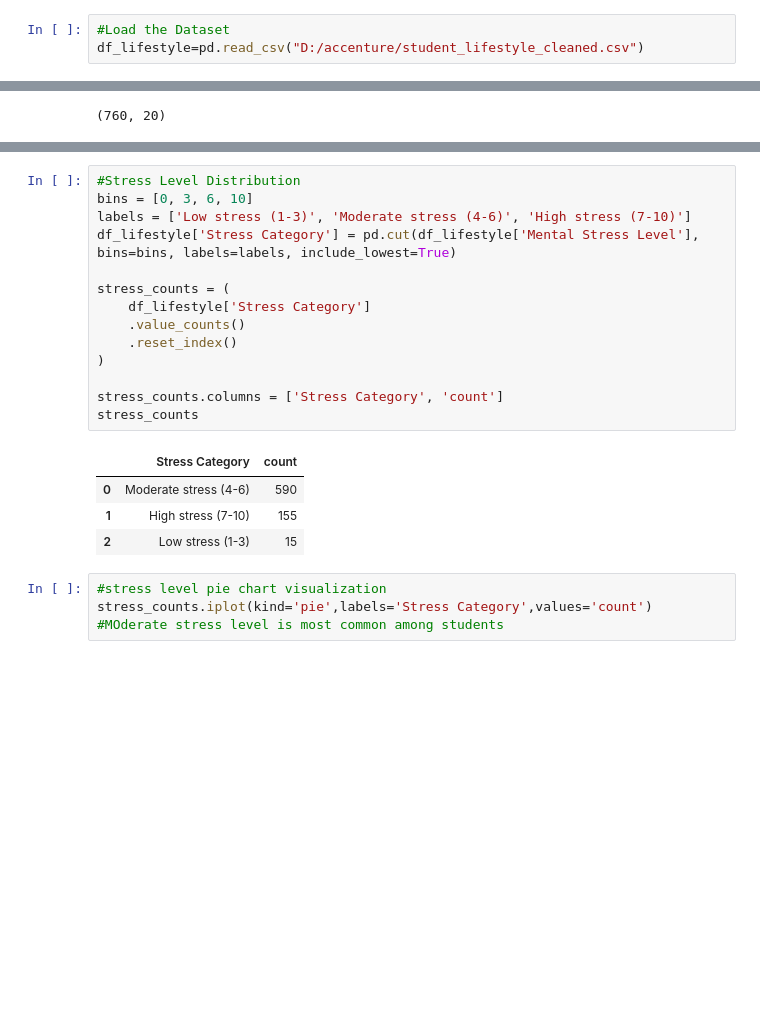
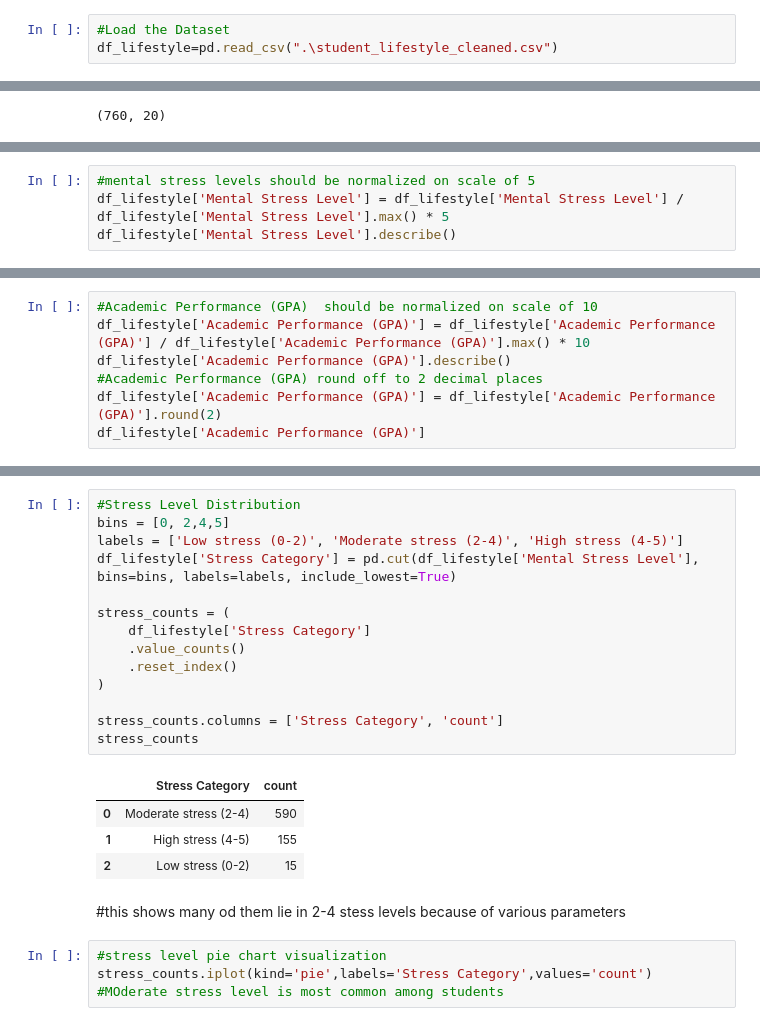
Before and after one commit to saitejaroyal-tech/Student-Lifestyle-Value-Survey-Analysis, a Jupyter notebook: jupiternotebook.ipynb, the cells around one changed output, grey strips where cells are left out. Cells and saved outputs as stored; diff of their text form; blank space fills up the shorter version.

```diff
--- a/jupiternotebook.ipynb
+++ b/jupiternotebook.ipynb
@@ -13,4 +13,4 @@ from IPython.display import display,HTML
 cf.set_config_file(sharing='Public',theme='ggplot',offline=True)
 # %%
 #Load the Dataset
-df_lifestyle=pd.read_csv("D:/accenture/student_lifestyle_cleaned.csv")
+df_lifestyle=pd.read_csv(".\student_lifestyle_cleaned.csv")
@@ -72 +88,5 @@ Substance Use                         0
 dtype: int64
+# %%
+#mental stress levels should be normalized on scale of 5
+df_lifestyle['Mental Stress Level'] = df_lifestyle['Mental Stress Level'] / df_lifestyle['Mental Stress Level'].max() * 5
+df_lifestyle['Mental Stress Level'].describe()
@@ -72,0 +103,7 @@ dtype: int64
+# %%
+#Academic Performance (GPA)  should be normalized on scale of 10
+df_lifestyle['Academic Performance (GPA)'] = df_lifestyle['Academic Performance (GPA)'] / df_lifestyle['Academic Performance (GPA)'].max() * 10
+df_lifestyle['Academic Performance (GPA)'].describe()
+#Academic Performance (GPA) round off to 2 decimal places
+df_lifestyle['Academic Performance (GPA)'] = df_lifestyle['Academic Performance (GPA)'].round(2)
+df_lifestyle['Academic Performance (GPA)']
@@ -73,22 +123,24 @@ dtype: int64
 # %%
 #Stress Level Distribution
-bins = [0, 3, 6, 10]
-labels = ['Low stress (1-3)', 'Moderate stress (4-6)', 'High stress (7-10)']
+bins = [0, 2,4,5]
+labels = ['Low stress (0-2)', 'Moderate stress (2-4)', 'High stress (4-5)']
 df_lifestyle['Stress Category'] = pd.cut(df_lifestyle['Mental Stress Level'], bins=bins, labels=labels, include_lowest=True)
 
 stress_counts = (
     df_lifestyle['Stress Category']
     .value_counts()
     .reset_index()
 )
 
 stress_counts.columns = ['Stress Category', 'count']
 stress_counts
 # %% [output]
 |  | Stress Category | count |
-| 0 | Moderate stress (4-6) | 590 |
-| 1 | High stress (7-10) | 155 |
-| 2 | Low stress (1-3) | 15 |
+| 0 | Moderate stress (2-4) | 590 |
+| 1 | High stress (4-5) | 155 |
+| 2 | Low stress (0-2) | 15 |
+# %% [markdown]
+#this shows many od them lie in 2-4 stess levels because of various parameters
 # %%
 #stress level pie chart visualization
 stress_counts.iplot(kind='pie',labels='Stress Category',values='count')
```
Also changed, not shown: parts of 26 cells of this notebook.
